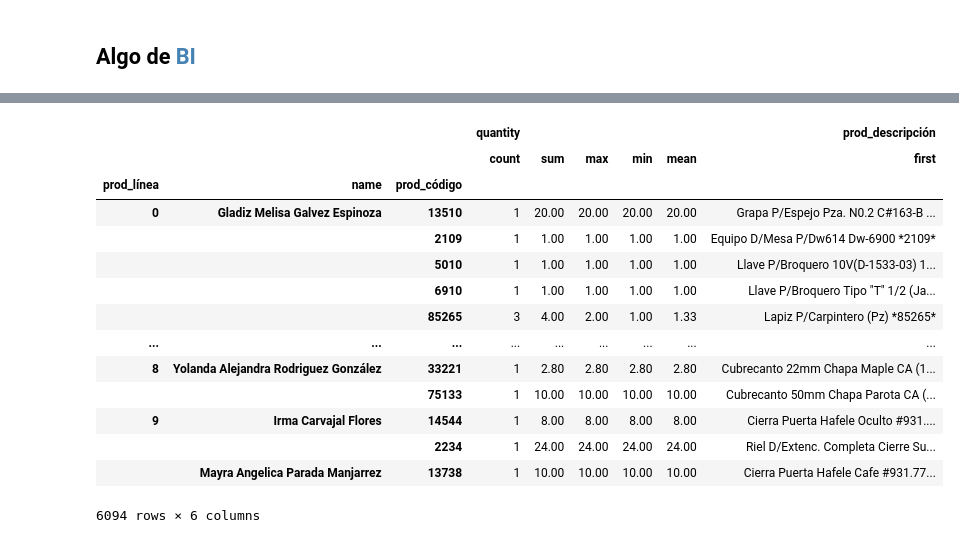
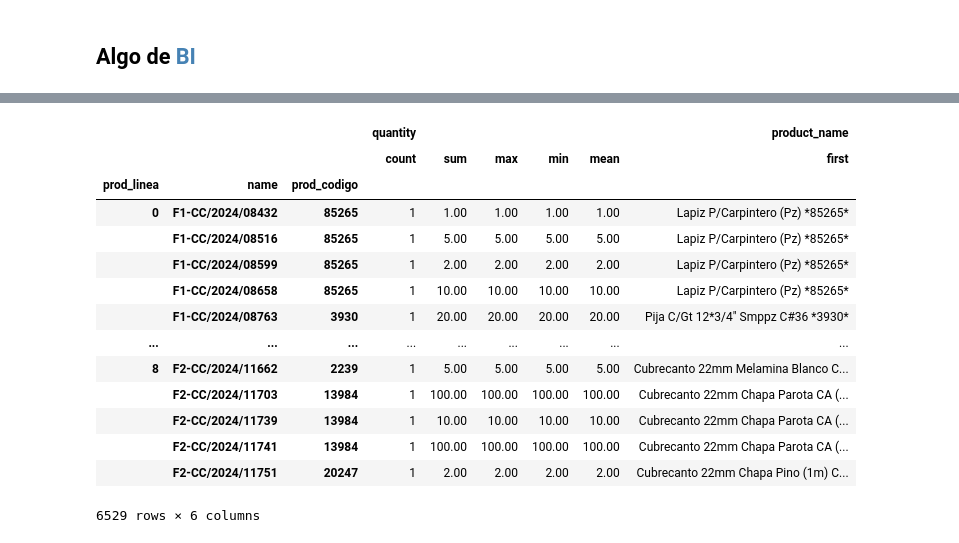
Before and after one commit to ecostichp/odoo_comisiones, a Jupyter notebook: comisiones/manage_BI/purchases_bi_prueba.ipynb, the cells around one changed output, grey strips where cells are left out. Saved outputs shown, nothing was run; the diff lists cells and outputs as text; code cells hidden in the pictures.

```diff
--- a/comisiones/manage_BI/purchases_bi_prueba.ipynb
+++ b/comisiones/manage_BI/purchases_bi_prueba.ipynb
@@ -27,3 +1,26 @@ ventas_año = pd.concat([ventas_enero, ventas_febrero, ventas_marzo, ventas_abri
+# %%
+from pathlib import Path
+from sqlalchemy import create_engine
+
+import pandas as pd
+pd.options.display.float_format = '{:,.2f}'.format
+
+
+db_file = 'comisiones.db'
+db_file_path_str = str(Path().cwd().parent.parent.joinpath(f'data/{db_file}'))
+
+engine = create_engine(f'sqlite:///{db_file_path_str}')
+# %%
+with engine.connect() as conn, conn.begin():
+    ventas_enero = pd.read_sql_table('ventas_enero', conn, dtype_backend='numpy_nullable')
+    ventas_febrero = pd.read_sql_table('ventas_febrero', conn, dtype_backend='numpy_nullable')
+    ventas_marzo = pd.read_sql_table('ventas_marzo', conn, dtype_backend='numpy_nullable')
+    ventas_abril = pd.read_sql_table('ventas_abril', conn, dtype_backend='numpy_nullable')
+    ventas_mayo = pd.read_sql_table('ventas_mayo', conn, dtype_backend='numpy_nullable')
+    ventas_junio = pd.read_sql_table('ventas_junio', conn, dtype_backend='numpy_nullable')
+    ventas_año = pd.read_sql_table('ventas_año', conn, dtype_backend='numpy_nullable')
+
+engine.dispose()
 # %%
-df = ventas_mayo
-mes = 5
+df = ventas_junio
+mes = 6
@@ -89,20 +67,20 @@ compras_linea_sale_team
 # %%
-compras_linea_vendedora = compras.groupby(['prod_línea', 'name', 'prod_código']).agg({'quantity':['count', 'sum', 'max', 'min', 'mean'], 'prod_descripción':['first']})
+compras_linea_vendedora = df.groupby(['prod_linea', 'name', 'prod_codigo']).agg({'quantity':['count', 'sum', 'max', 'min', 'mean'], 'product_name':['first']})
 compras_linea_vendedora
 # %% [output]
-|  |  |  | quantity |  |  |  |  | prod_descripción |
+|  |  |  | quantity |  |  |  |  | product_name |
 |  |  |  | count | sum | max | min | mean | first |
-| prod_línea | name | prod_código |  |  |  |  |  |  |
-| 0 | Gladiz Melisa Galvez Espinoza | 13510 | 1 | 20.00 | 20.00 | 20.00 | 20.00 | Grapa P/Espejo Pza. N0.2 C#163-B ... |
-|  |  | 2109 | 1 | 1.00 | 1.00 | 1.00 | 1.00 | Equipo D/Mesa P/Dw614 Dw-6900 *2109* |
-|  |  | 5010 | 1 | 1.00 | 1.00 | 1.00 | 1.00 | Llave P/Broquero 10V(D-1533-03) 1... |
-|  |  | 6910 | 1 | 1.00 | 1.00 | 1.00 | 1.00 | Llave P/Broquero Tipo "T" 1/2 (Ja... |
-|  |  | 85265 | 3 | 4.00 | 2.00 | 1.00 | 1.33 | Lapiz P/Carpintero (Pz) *85265* |
+| prod_linea | name | prod_codigo |  |  |  |  |  |  |
+| 0 | F1-CC/2024/08432 | 85265 | 1 | 1.00 | 1.00 | 1.00 | 1.00 | Lapiz P/Carpintero (Pz) *85265* |
+|  | F1-CC/2024/08516 | 85265 | 1 | 5.00 | 5.00 | 5.00 | 5.00 | Lapiz P/Carpintero (Pz) *85265* |
+|  | F1-CC/2024/08599 | 85265 | 1 | 2.00 | 2.00 | 2.00 | 2.00 | Lapiz P/Carpintero (Pz) *85265* |
+|  | F1-CC/2024/08658 | 85265 | 1 | 10.00 | 10.00 | 10.00 | 10.00 | Lapiz P/Carpintero (Pz) *85265* |
+|  | F1-CC/2024/08763 | 3930 | 1 | 20.00 | 20.00 | 20.00 | 20.00 | Pija C/Gt 12*3/4" Smppz C#36 *3930* |
 | ... | ... | ... | ... | ... | ... | ... | ... | ... |
-| 8 | Yolanda Alejandra Rodriguez González | 33221 | 1 | 2.80 | 2.80 | 2.80 | 2.80 | Cubrecanto 22mm Chapa Maple CA (1... |
-|  |  | 75133 | 1 | 10.00 | 10.00 | 10.00 | 10.00 | Cubrecanto 50mm Chapa Parota CA (... |
-| 9 | Irma Carvajal Flores | 14544 | 1 | 8.00 | 8.00 | 8.00 | 8.00 | Cierra Puerta Hafele Oculto #931.... |
-|  |  | 2234 | 1 | 24.00 | 24.00 | 24.00 | 24.00 | Riel D/Extenc. Completa Cierre Su... |
-|  | Mayra Angelica Parada Manjarrez | 13738 | 1 | 10.00 | 10.00 | 10.00 | 10.00 | Cierra Puerta Hafele Cafe #931.77... |
+| 8 | F2-CC/2024/11662 | 2239 | 1 | 5.00 | 5.00 | 5.00 | 5.00 | Cubrecanto 22mm Melamina Blanco C... |
+|  | F2-CC/2024/11703 | 13984 | 1 | 100.00 | 100.00 | 100.00 | 100.00 | Cubrecanto 22mm Chapa Parota CA (... |
+|  | F2-CC/2024/11739 | 13984 | 1 | 10.00 | 10.00 | 10.00 | 10.00 | Cubrecanto 22mm Chapa Parota CA (... |
+|  | F2-CC/2024/11741 | 13984 | 1 | 100.00 | 100.00 | 100.00 | 100.00 | Cubrecanto 22mm Chapa Parota CA (... |
+|  | F2-CC/2024/11751 | 20247 | 1 | 2.00 | 2.00 | 2.00 | 2.00 | Cubrecanto 22mm Chapa Pino (1m) C... |
-6094 rows × 6 columns
+6529 rows × 6 columns
 # %%
```
Also changed, not shown: parts of 12 cells of this notebook, 8 other files.
